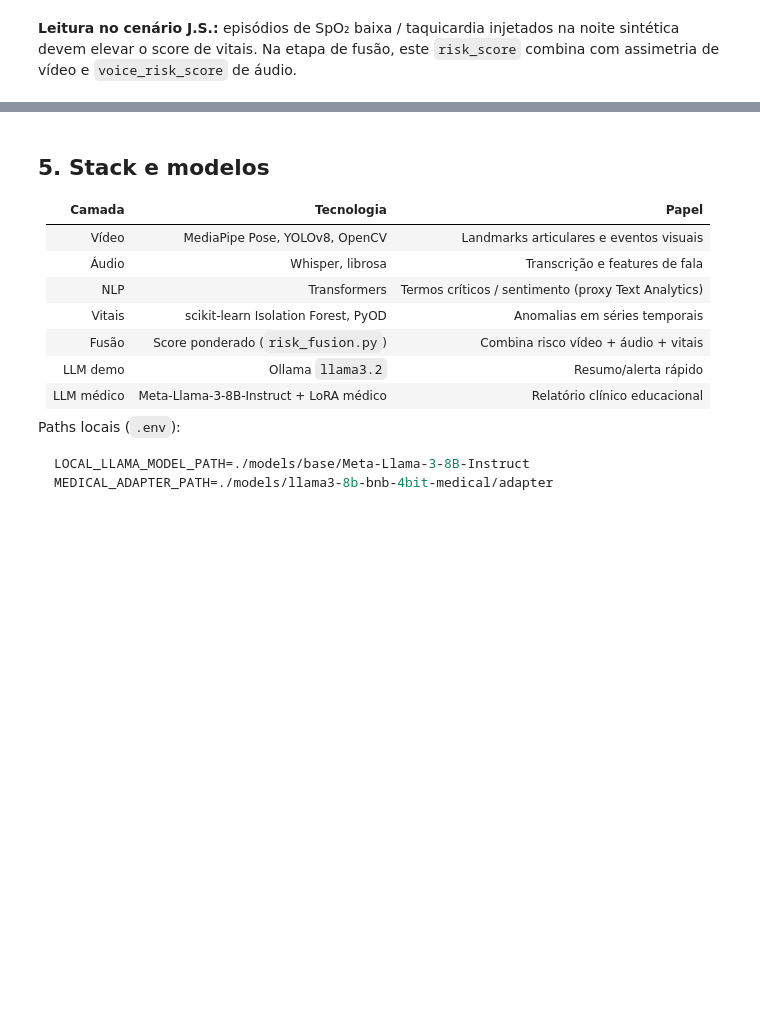
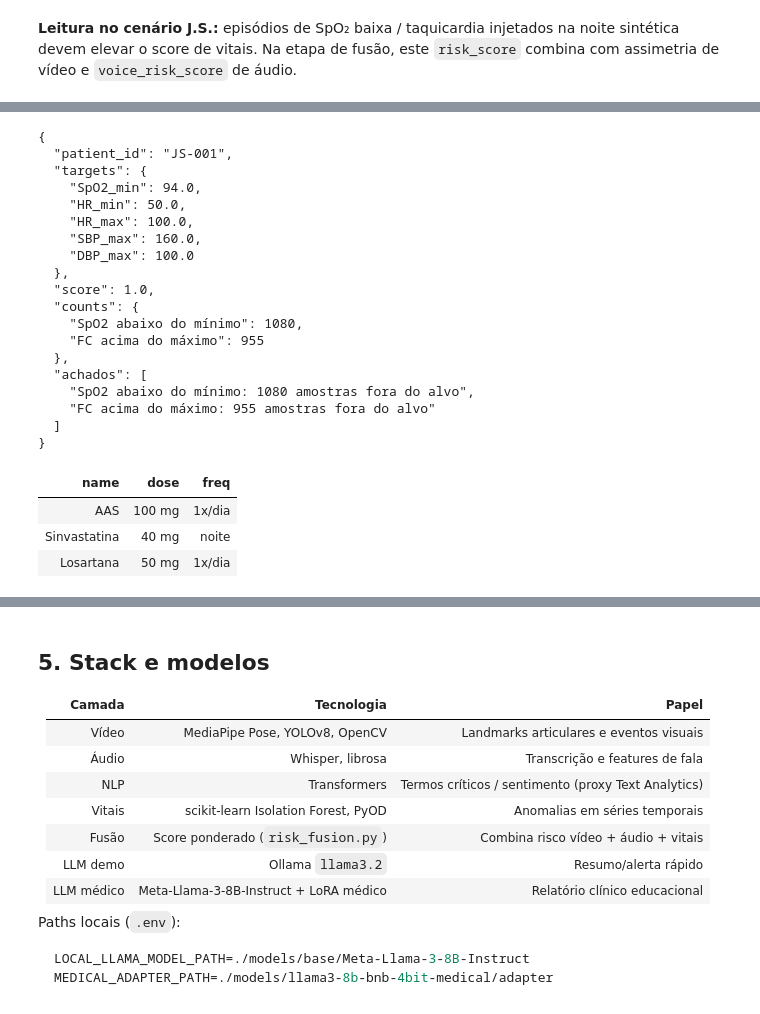
Before and after one commit to StefanieFranco/TechChallenge-Multimodais, a Jupyter notebook: notebooks/Relatorio.ipynb, the cells around one changed output, grey strips where cells are left out. Cells and saved outputs as stored; diff of their text form; code cells hidden in the pictures; blank space fills up the shorter version.

```diff
--- a/notebooks/Relatorio.ipynb
+++ b/notebooks/Relatorio.ipynb
@@ -847,0 +954,45 @@ plt.show()
+# %%
+from pathlib import Path
+import sys
+import json
+
+from IPython.display import display
+import pandas as pd
+
+ROOT = Path("..").resolve()
+if not (ROOT / "src").exists():
+    ROOT = Path(".").resolve()
+if str(ROOT) not in sys.path:
+    sys.path.insert(0, str(ROOT))
+
+from src.vitals.synthetic_vitals import load_or_create_synthetic
+from src.vitals.prescription_check import check_prescription, DEFAULT_JS001_PRESCRIPTION
+
+df, _ = load_or_create_synthetic(path=ROOT / "data" / "raw" / "vitals" / "synthetic" / "js001_noite.csv")
+rx = check_prescription(df, DEFAULT_JS001_PRESCRIPTION)
+print(json.dumps({k: rx[k] for k in ("patient_id", "targets", "score", "counts", "achados")}, ensure_ascii=False, indent=2))
+display(pd.DataFrame(rx["medications"]))
+# %% [output]
+{
+  "patient_id": "JS-001",
+  "targets": {
+    "SpO2_min": 94.0,
+    "HR_min": 50.0,
+    "HR_max": 100.0,
+    "SBP_max": 160.0,
+    "DBP_max": 100.0
+  },
+  "score": 1.0,
+  "counts": {
+    "SpO2 abaixo do mínimo": 1080,
+    "FC acima do máximo": 955
+  },
+  "achados": [
+    "SpO2 abaixo do mínimo: 1080 amostras fora do alvo",
+    "FC acima do máximo: 955 amostras fora do alvo"
+  ]
+}
+| name | dose | freq |
+| AAS | 100 mg | 1x/dia |
+| Sinvastatina | 40 mg | noite |
+| Losartana | 50 mg | 1x/dia |
```
Also changed, not shown: parts of 18 cells of this notebook, 19 other files.
